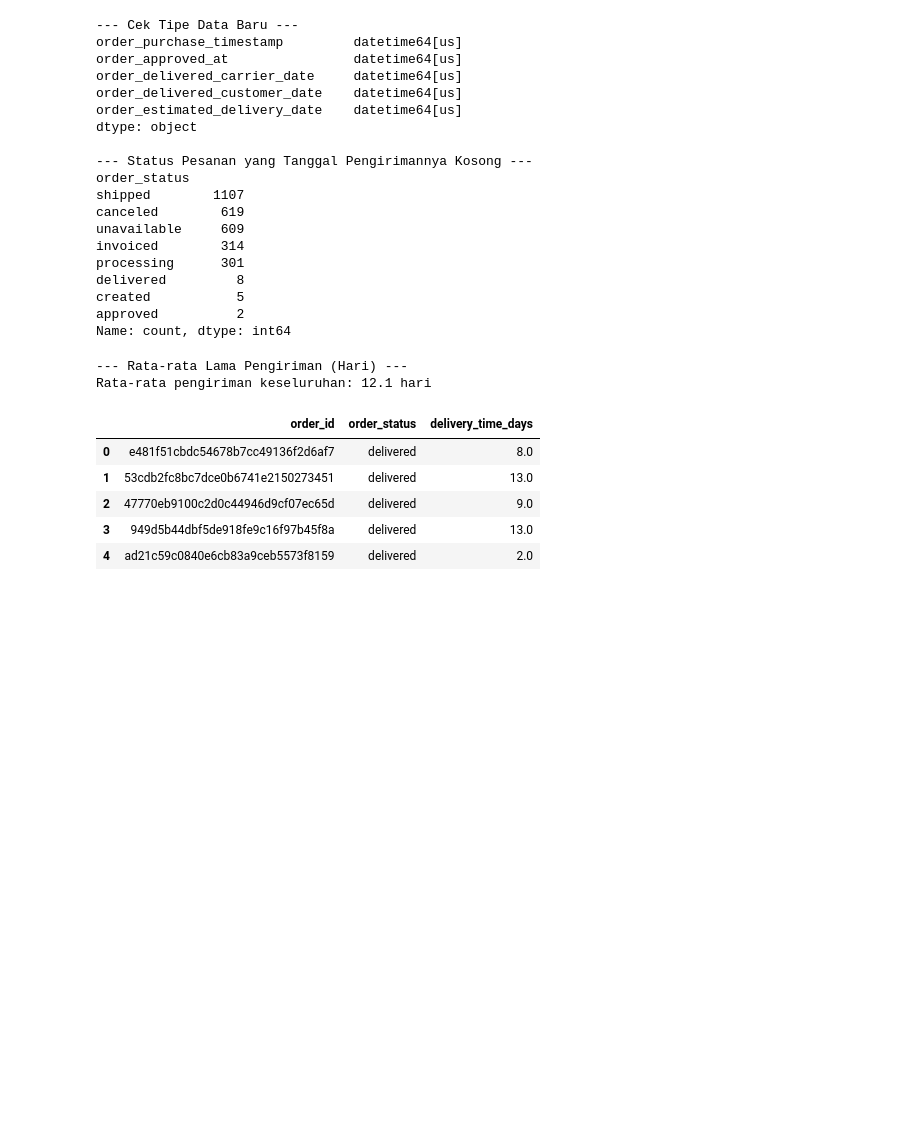
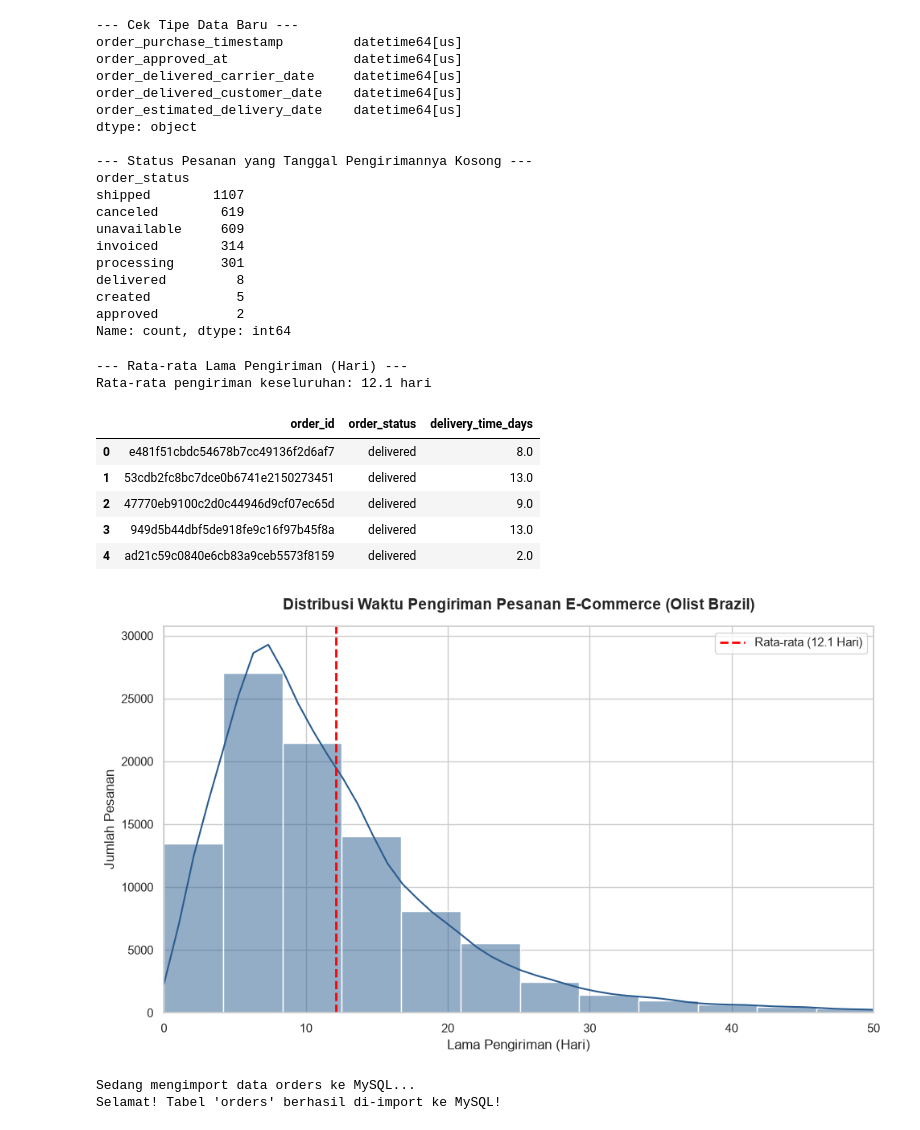
Before and after one commit to Fitrah0311/Ecommerce-Analytics, a Jupyter notebook: notebooks/01_data_cleaning.ipynb, the cells around one changed output. Drawn from its saved outputs; the diff is of its cells as text; code cells hidden in the pictures; blank space fills up the shorter version.

Commit message:
Analisis peforma logistik & distribusi waktu pengiriman done

```diff
--- a/notebooks/01_data_cleaning.ipynb
+++ b/notebooks/01_data_cleaning.ipynb
@@ -104,3 +104,52 @@ Rata-rata pengiriman keseluruhan: 12.1 hari
 | 2 | 47770eb9100c2d0c44946d9cf07ec65d | delivered | 9.0 |
 | 3 | 949d5b44dbf5de918fe9c16f97b45f8a | delivered | 13.0 |
 | 4 | ad21c59c0840e6cb83a9ceb5573f8159 | delivered | 2.0 |
+# %%
+import matplotlib.pyplot as plt
+import seaborn as sns
+
+sns.set_theme(style="whitegrid")
+plt.figure(figsize=(10, 6))
+
+# 1. Histogram untuk kolom 'delivery_time_days'
+# Filter data pesanan yang sukses saja (delivered)
+df_delivered = df_orders[df_orders['order_status'] == 'delivered']
+sns.histplot(data=df_delivered, x='delivery_time_days', bins=50, kde=True, color='#2b5c8f')
+
+# 2. Garis rata-rata (12.1 hari) sebagai titik acuan bisnis
+avg_days = df_delivered['delivery_time_days'].mean()
+plt.axvline(avg_days, color='red', linestyle='--', linewidth=2, label=f'Rata-rata ({avg_days:.1f} Hari)')
+
+# 3. Beri Judul dan Label yang informatif
+plt.title('Distribusi Waktu Pengiriman Pesanan E-Commerce (Olist Brazil)', fontsize=14, pad=15, fontweight='bold')
+plt.xlabel('Lama Pengiriman (Hari)', fontsize=12)
+plt.ylabel('Jumlah Pesanan', fontsize=12)
+plt.xlim(0, 50) # Membatasi sampai 50 hari akibat outlier
+plt.legend()
+
+# 4. Tampilkan grafik
+plt.tight_layout()
+plt.show()
+# %% [output]
+[figure, added]
+# %%
+from sqlalchemy import create_engine, text
+
+# 1. Setup ke MySQL
+engine = create_engine('mysql+pymysql://root:@localhost:3306/')
+
+# 2. Buat database baru menggunakan fungsi text()
+with engine.connect() as conn:
+    conn.execute(text("CREATE DATABASE IF NOT EXISTS olist_ecommerce"))
+    conn.commit()
+
+# 3. Hubungkan engine langsung ke database baru tersebut
+engine = create_engine('mysql+pymysql://root:@localhost:3306/olist_ecommerce')
+
+# 4. Pindahkan DataFrame df_orders ke MySQL menjadi tabel bernama 'orders'
+print("Sedang mengimport data orders ke MySQL...")
+df_orders.to_sql(name='orders', con=engine, if_exists='replace', index=False)
+print("Selamat! Tabel 'orders' berhasil di-import ke MySQL!")
+# %% [output]
+Sedang mengimport data orders ke MySQL...
+Selamat! Tabel 'orders' berhasil di-import ke MySQL!
```
Also changed, not shown: 1 other file.
